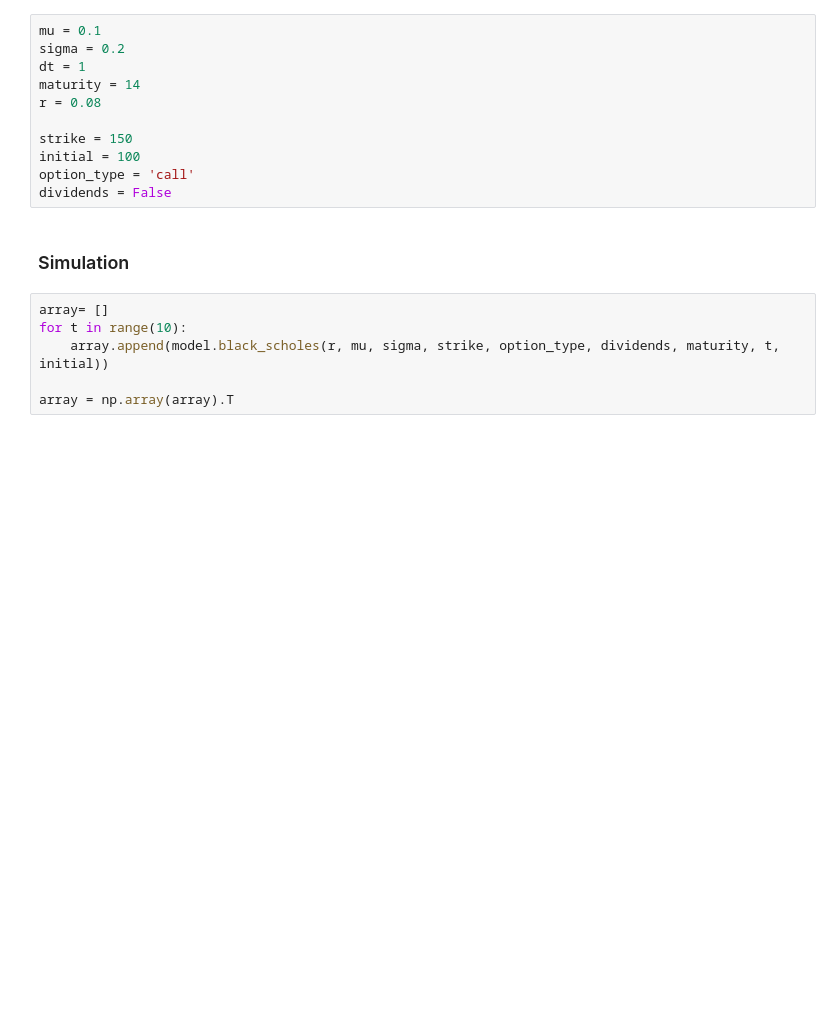
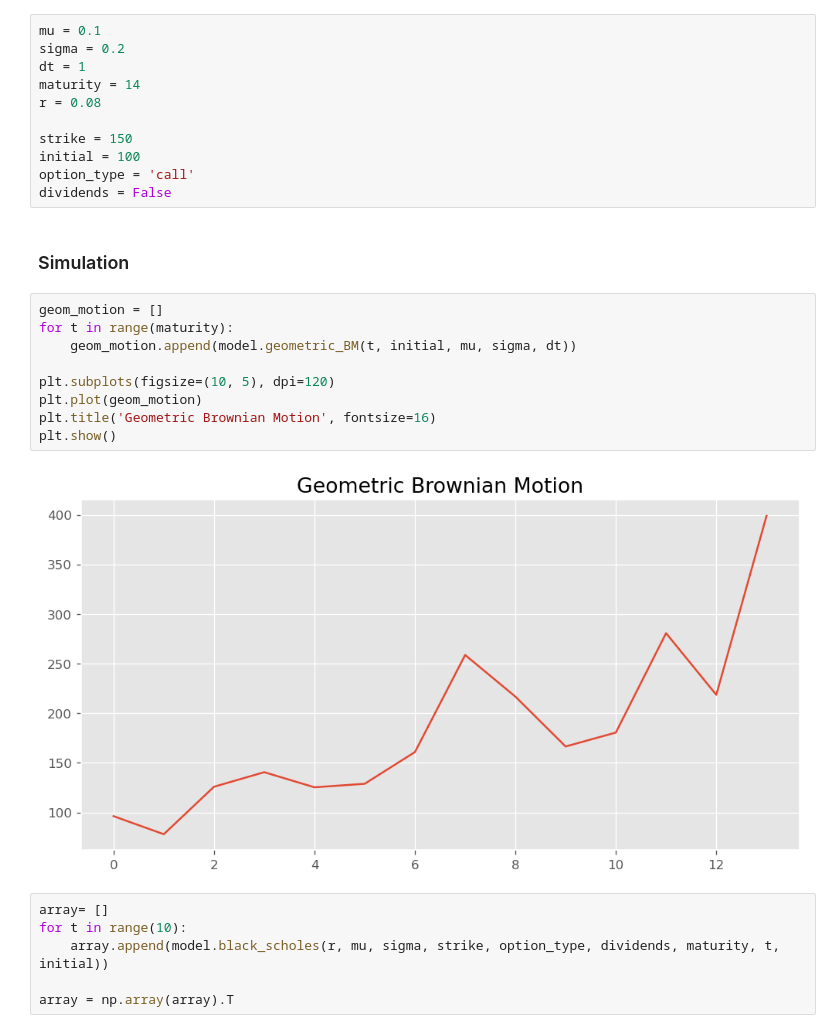
Before and after one commit to kirillzx/Generalized-Bates-model-draft, a Jupyter notebook: Models.ipynb, the cells around one changed output. Drawn from its saved outputs; the diff is of its cells as text; blank space fills up the shorter version.

```diff
--- a/Models.ipynb
+++ b/Models.ipynb
@@ -233,6 +268,17 @@ option_type = 'call'
 dividends = False
 # %% [markdown]
 ### Simulation
+# %%
+geom_motion = []
+for t in range(maturity):
+    geom_motion.append(model.geometric_BM(t, initial, mu, sigma, dt))
+
+plt.subplots(figsize=(10, 5), dpi=120)
+plt.plot(geom_motion)
+plt.title('Geometric Brownian Motion', fontsize=16)
+plt.show()
+# %% [output]
+[figure, added]
 # %%
 array= []
 for t in range(10):
```
Also changed, not shown: parts of 24 cells of this notebook.
